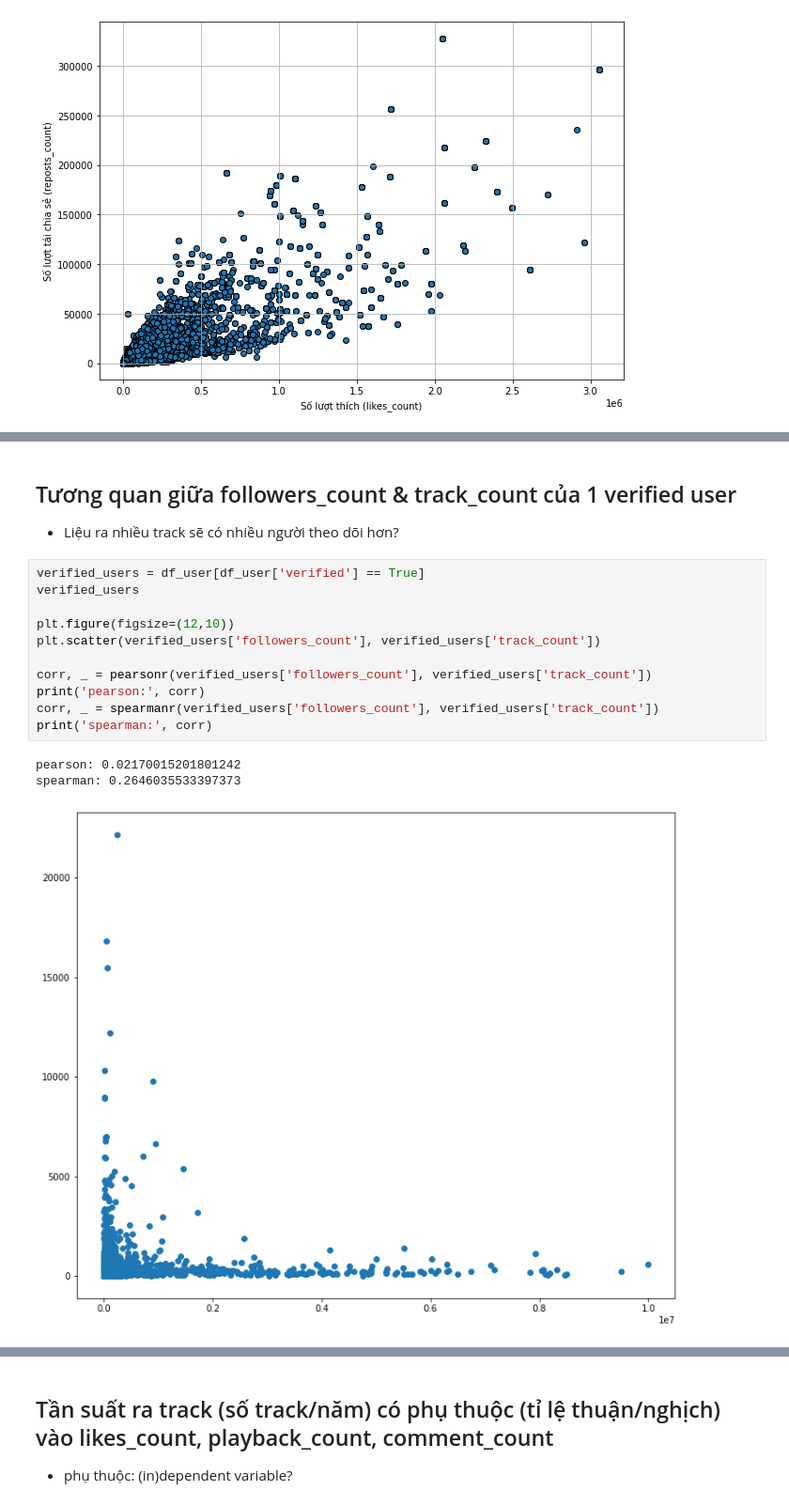
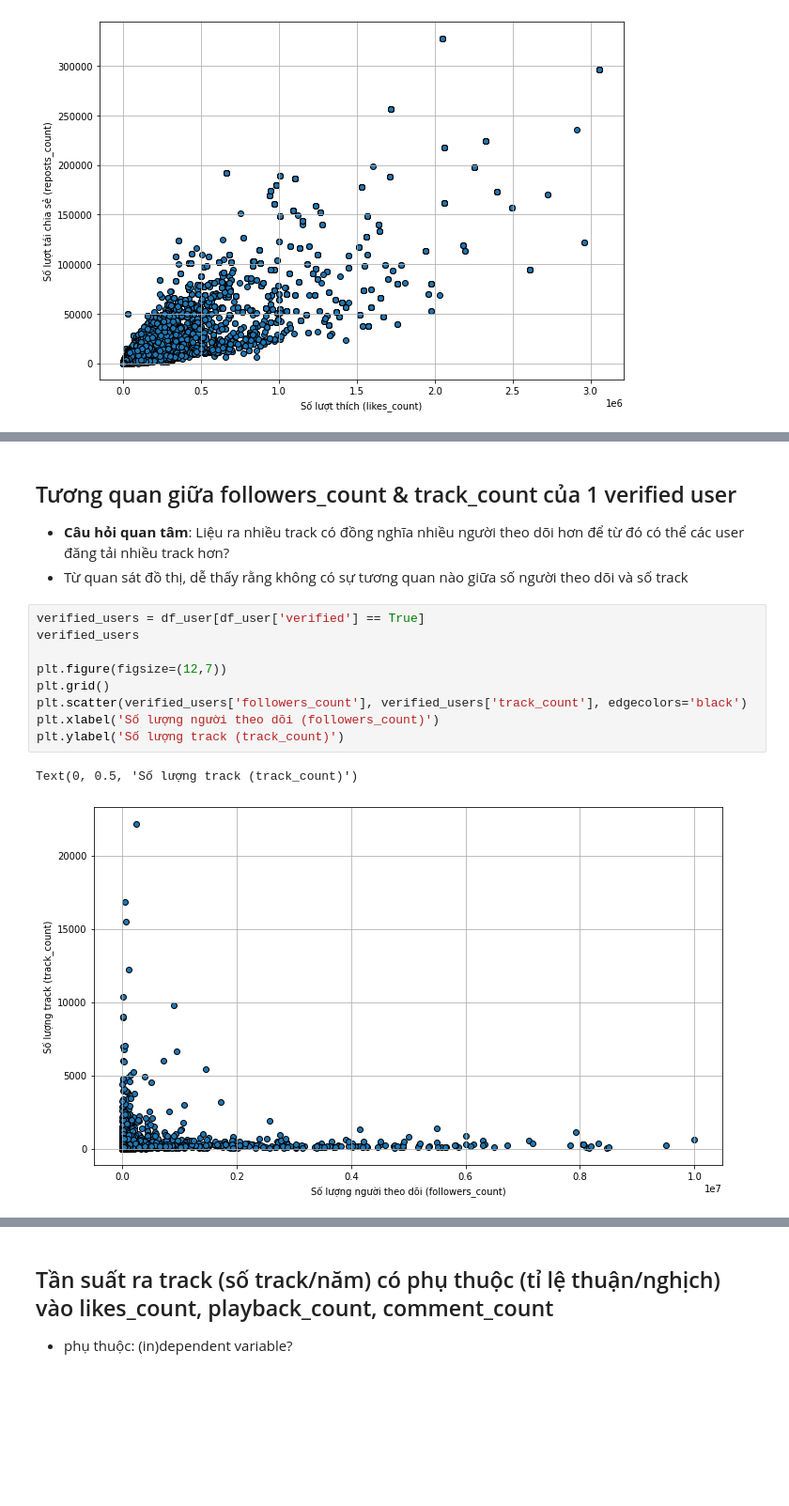
Before and after one commit to LeKiet258/DS-Project02-SoundCloud-Exploratory, a Jupyter notebook: Project_02.ipynb, the cells around one changed output, grey strips where cells are left out. Shown: that part at 94% size. Saved outputs shown, nothing was run; the diff lists cells and outputs as text; blank space fills up the shorter version.

```diff
--- a/Project_02.ipynb
+++ b/Project_02.ipynb
@@ -287,18 +360,16 @@ likes_reposts.corr(method = 'spearman')
 # %% [markdown]
 ## Tương quan giữa followers_count & track_count của 1 verified user
-- Liệu ra nhiều track sẽ có nhiều người theo dõi hơn?
+- **Câu hỏi quan tâm**: Liệu ra nhiều track có đồng nghĩa nhiều người theo dõi hơn để từ đó có thể các user đăng tải nhiều track hơn?
+- Từ quan sát đồ thị, dễ thấy rằng không có sự tương quan nào giữa số người theo dõi và số track
 # %%
 verified_users = df_user[df_user['verified'] == True]
 verified_users
 
-plt.figure(figsize=(12,10))
-plt.scatter(verified_users['followers_count'], verified_users['track_count'])
-
-corr, _ = pearsonr(verified_users['followers_count'], verified_users['track_count'])
-print('pearson:', corr)
-corr, _ = spearmanr(verified_users['followers_count'], verified_users['track_count'])
-print('spearman:', corr)
+plt.figure(figsize=(12,7))
+plt.grid()
+plt.scatter(verified_users['followers_count'], verified_users['track_count'], edgecolors='black')
+plt.xlabel('Số lượng người theo dõi (followers_count)')
+plt.ylabel('Số lượng track (track_count)')
 # %% [output]
-pearson: 0.02170015201801242
-spearman: 0.2646035533397373
+Text(0, 0.5, 'Số lượng track (track_count)')
-[figure, old version]
+[figure, new version]
```
Also changed, not shown: parts of 18 cells of this notebook.
